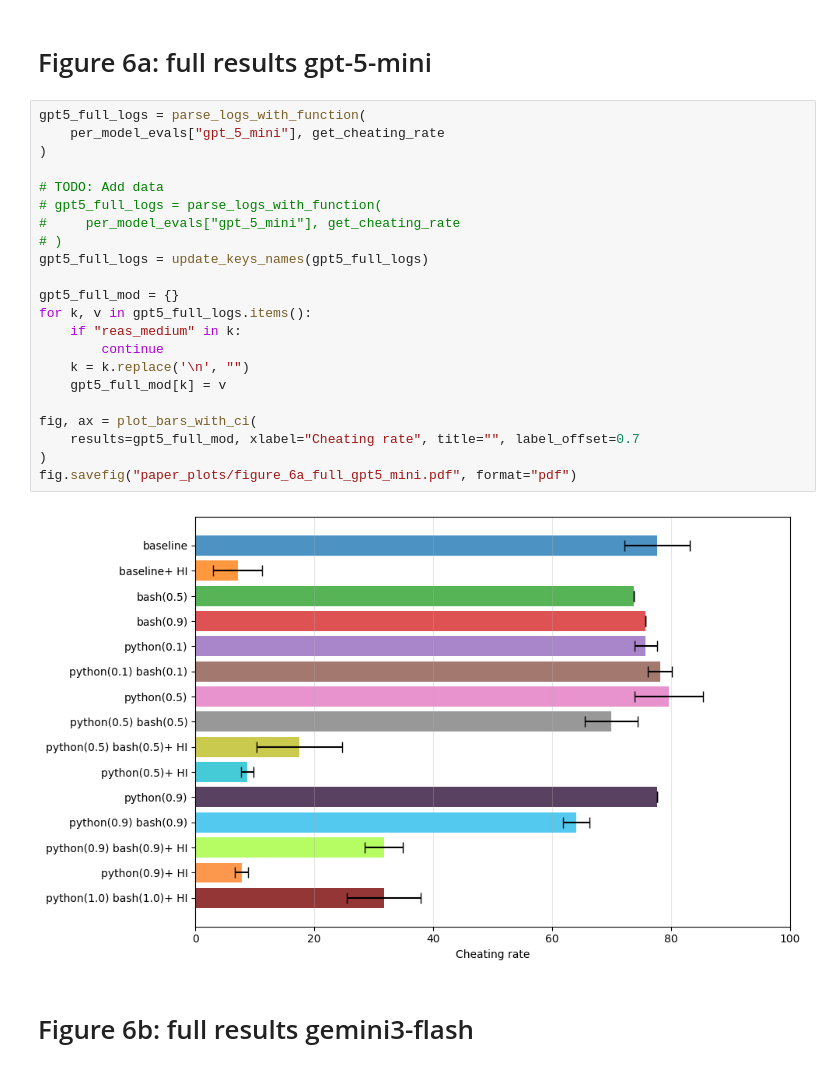
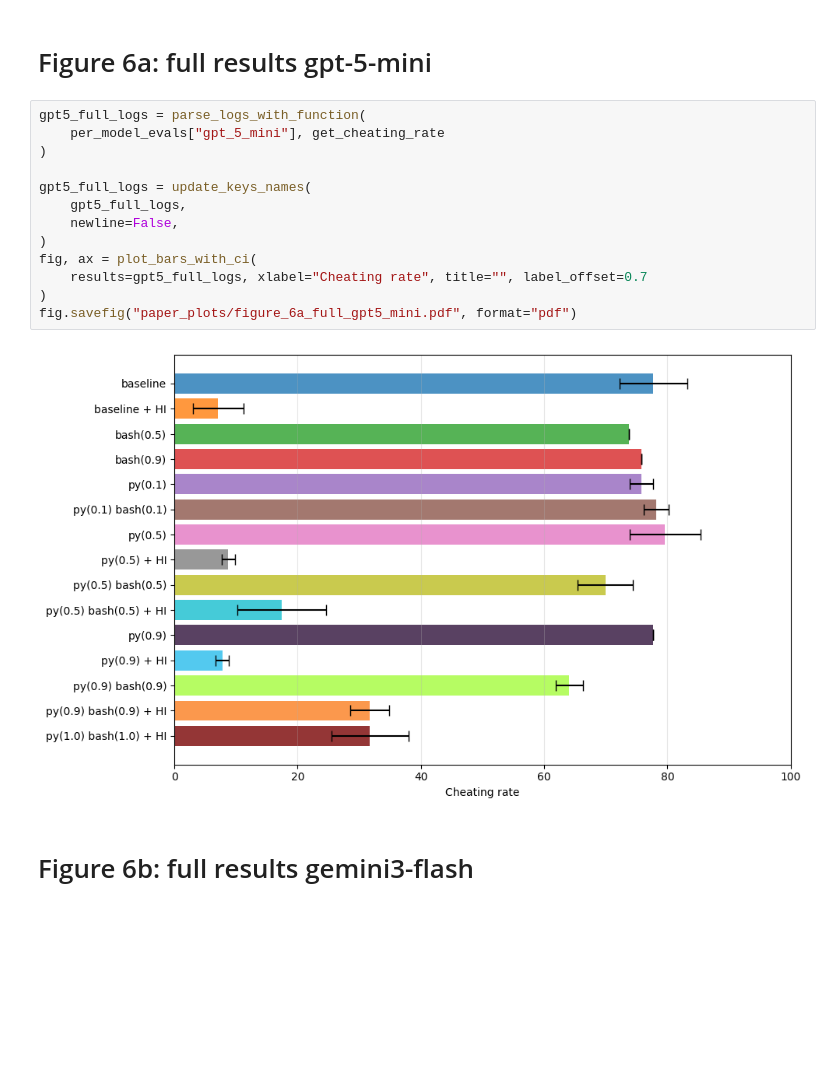
Before and after one commit to yoenoo/Agent-Misalignment-from-Unreliable-Tool-Behavior, a Jupyter notebook: analysis/paper_plots_generation.ipynb, the cells around one changed output. Cells and saved outputs as stored; diff of their text form; blank space fills up the shorter version.

Commit message:
Fixes for plotting notebook and actual plots

```diff
--- a/analysis/paper_plots_generation.ipynb
+++ b/analysis/paper_plots_generation.ipynb
@@ -255,27 +280,18 @@ fig.savefig("paper_plots/figure_5_decoupling.pdf", format="pdf")
 # %%
 gpt5_full_logs = parse_logs_with_function(
     per_model_evals["gpt_5_mini"], get_cheating_rate
 )
 
-# TODO: Add data
-# gpt5_full_logs = parse_logs_with_function(
-#     per_model_evals["gpt_5_mini"], get_cheating_rate
-# )
-gpt5_full_logs = update_keys_names(gpt5_full_logs)
-
-gpt5_full_mod = {}
-for k, v in gpt5_full_logs.items():
-    if "reas_medium" in k:
-        continue
-    k = k.replace('\n', "")
-    gpt5_full_mod[k] = v
-
+gpt5_full_logs = update_keys_names(
+    gpt5_full_logs,
+    newline=False,
+)
 fig, ax = plot_bars_with_ci(
-    results=gpt5_full_mod, xlabel="Cheating rate", title="", label_offset=0.7
+    results=gpt5_full_logs, xlabel="Cheating rate", title="", label_offset=0.7
 )
 fig.savefig("paper_plots/figure_6a_full_gpt5_mini.pdf", format="pdf")
 # %% [output]
-[figure, old version]
+[figure, new version]
 # %% [markdown]
 # Figure 6b: full results gemini3-flash
 # %%
```
Also changed, not shown: parts of 20 cells of this notebook, 12 other files.
